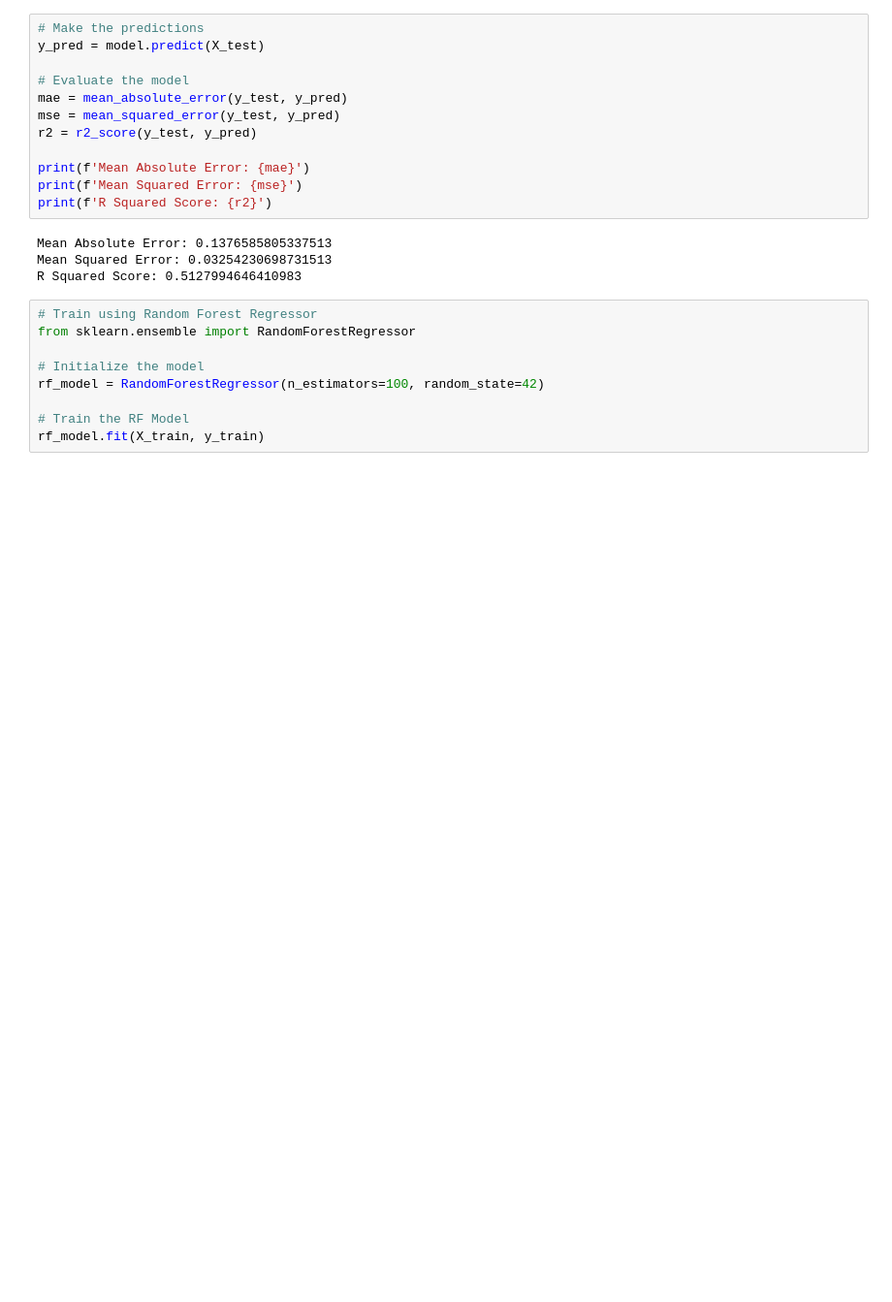
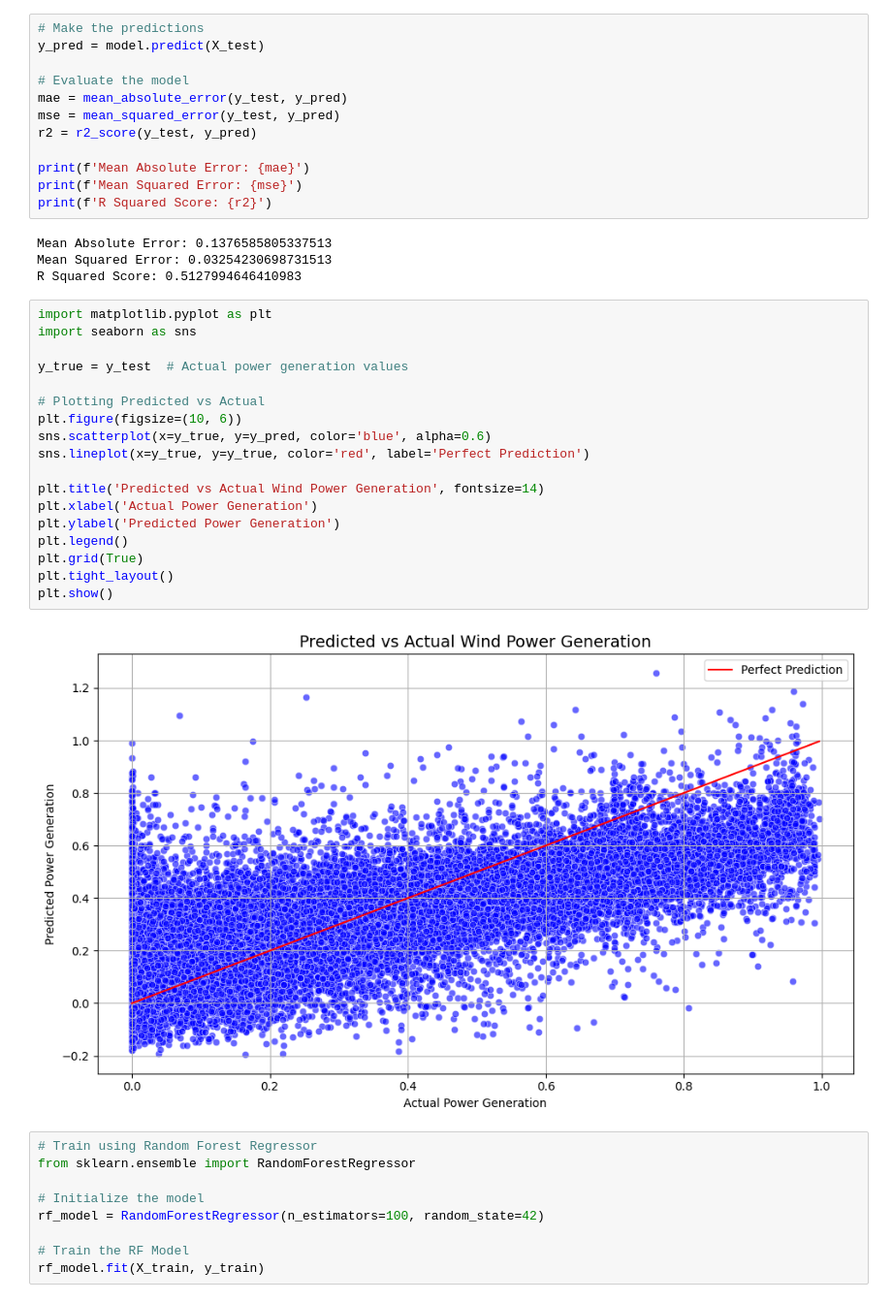
Before and after one commit to HARSHITA005-GARG/Wind_Power_Generation_Forecasting, a Jupyter notebook: Wind_Power_Generation_Forecasting.ipynb, the cells around one changed output. Shown at 97% size. Cells and saved outputs as stored; diff of their text form; blank space fills up the shorter version.

Commit message:
Results Visualize

```diff
--- a/Wind_Power_Generation_Forecasting.ipynb
+++ b/Wind_Power_Generation_Forecasting.ipynb
@@ -237,6 +237,26 @@ print(f'R Squared Score: {r2}')
 Mean Absolute Error: 0.1376585805337513
 Mean Squared Error: 0.03254230698731513
 R Squared Score: 0.5127994646410983
+# %%
+import matplotlib.pyplot as plt
+import seaborn as sns
+
+y_true = y_test  # Actual power generation values
+
+# Plotting Predicted vs Actual
+plt.figure(figsize=(10, 6))
+sns.scatterplot(x=y_true, y=y_pred, color='blue', alpha=0.6)
+sns.lineplot(x=y_true, y=y_true, color='red', label='Perfect Prediction')
+
+plt.title('Predicted vs Actual Wind Power Generation', fontsize=14)
+plt.xlabel('Actual Power Generation')
+plt.ylabel('Predicted Power Generation')
+plt.legend()
+plt.grid(True)
+plt.tight_layout()
+plt.show()
+# %% [output]
+[figure, added]
 # %%
 # Train using Random Forest Regressor
 from sklearn.ensemble import RandomForestRegressor
```
Also changed, not shown: parts of 6 cells of this notebook.
